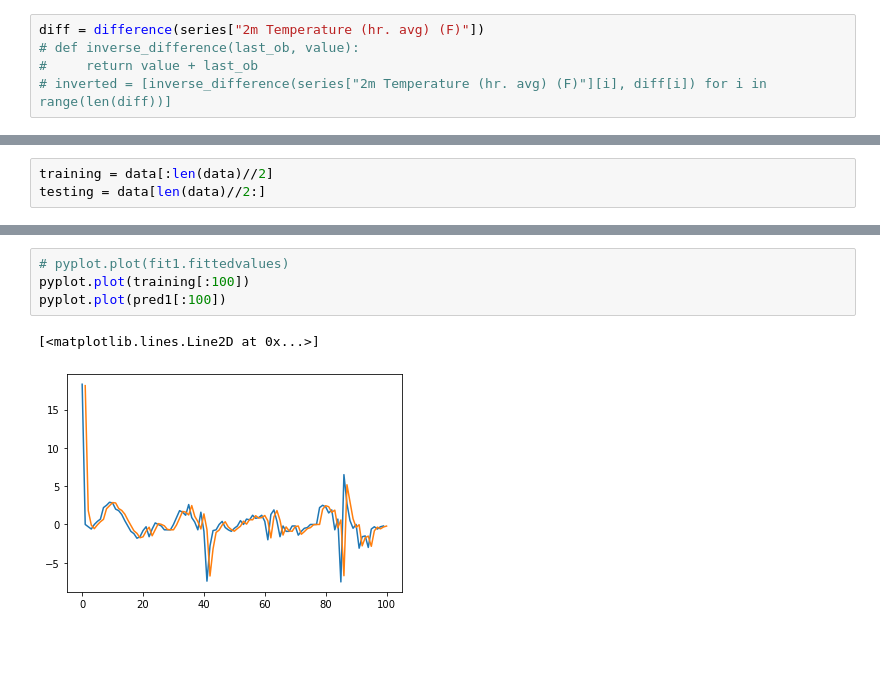
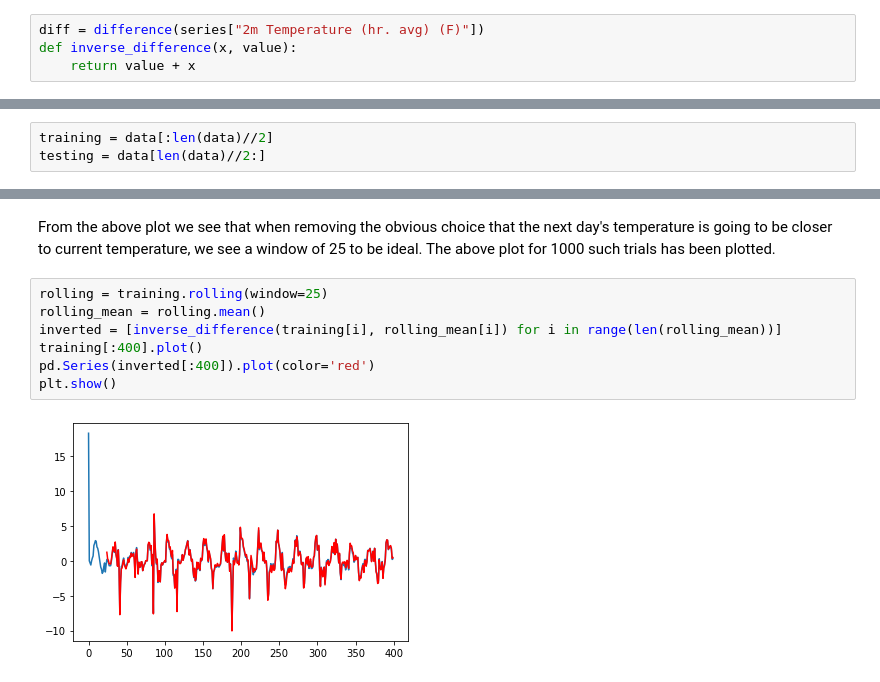
Before and after one commit to adithyarganesh/CSC591_004_Forecasting, a Jupyter notebook: Weather_Forecasting.ipynb, the cells around one changed output, grey strips where cells are left out. Saved outputs shown, nothing was run; the diff lists cells and outputs as text; blank space fills up the shorter version.

```diff
--- a/Weather_Forecasting.ipynb
+++ b/Weather_Forecasting.ipynb
@@ -22,9 +33,8 @@ def difference(dataset):
     return diff
 # %%
 diff = difference(series["2m Temperature (hr. avg) (F)"])
-# def inverse_difference(last_ob, value):
-#     return value + last_ob
-# inverted = [inverse_difference(series["2m Temperature (hr. avg) (F)"][i], diff[i]) for i in range(len(diff))]
+def inverse_difference(x, value):
+    return value + x
 # %%
 data = pd.Series(diff)
 data.plot()
@@ -120,7 +82,11 @@ pd.Series(errors).plot()
-# %%
-# pyplot.plot(fit1.fittedvalues)
-pyplot.plot(training[:100])
-pyplot.plot(pred1[:100])
-# %% [output]
-[<matplotlib.lines.Line2D at 0x...>]
-[figure, removed]
+# %% [markdown]
+From the above plot we see that when removing the obvious choice that the next day's temperature is going to be closer to current temperature, we see a window of 25 to be ideal. The above plot for 1000 such trials has been plotted.
+# %%
+rolling = training.rolling(window=25)
+rolling_mean = rolling.mean()
+inverted = [inverse_difference(training[i], rolling_mean[i]) for i in range(len(rolling_mean))]
+training[:400].plot()
+pd.Series(inverted[:400]).plot(color='red')
+plt.show()
+# %% [output]
+[figure, added]
```
Also changed, not shown: parts of 64 cells of this notebook, 1 other file.
